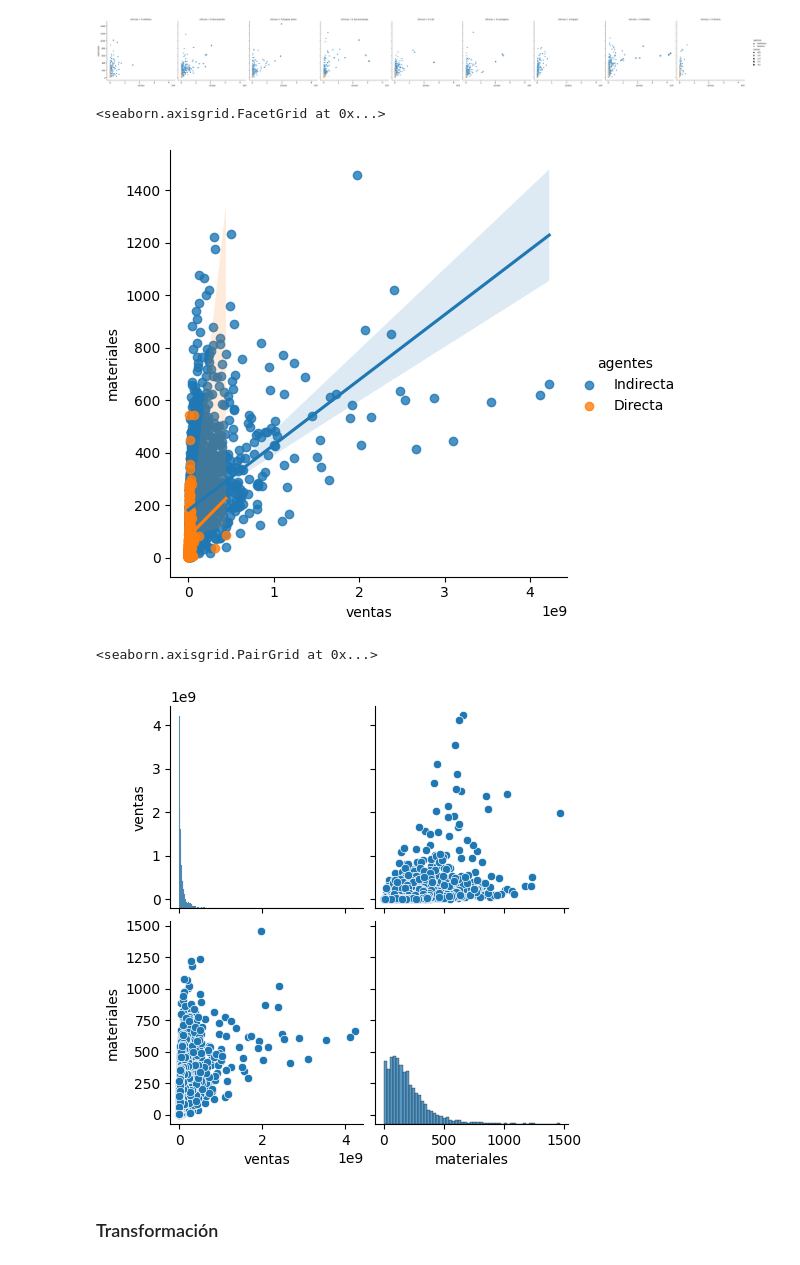
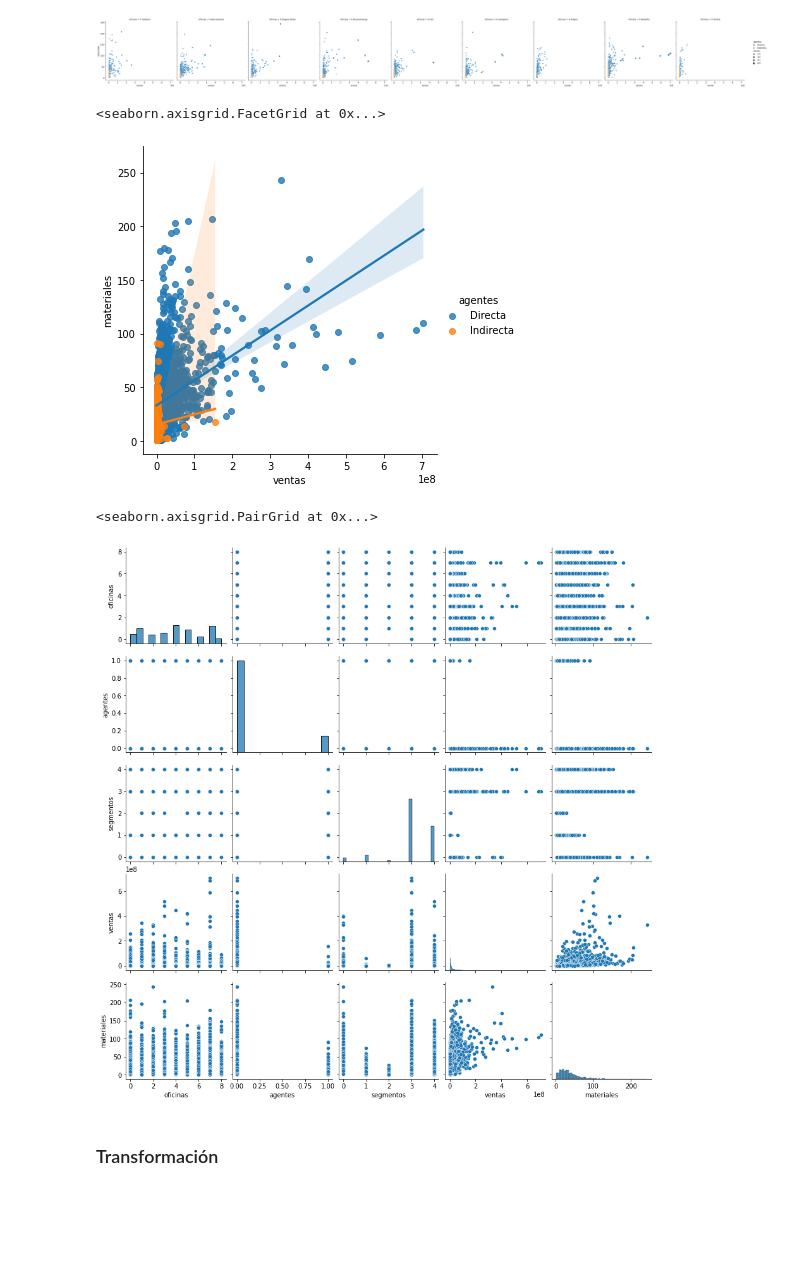
Before and after one commit to ErwingForeroXpert/PrediccionDeMateriales, a Jupyter notebook: src/main.ipynb, the cells around one changed output. Saved outputs shown, nothing was run; the diff lists cells and outputs as text; code cells hidden in the pictures; blank space fills up the shorter version.

```diff
--- a/src/main.ipynb
+++ b/src/main.ipynb
@@ -70,8 +72,8 @@ memory usage: 724.6+ KB
 # %%
 #replace agentes for ("Directa" or "Indirecta")
 mask_indirecta = data["agentes"].str.contains("#")
-data.loc[mask_indirecta, "agentes"] = "Indirecta"
-data.loc[~mask_indirecta, "agentes"] = "Directa"
+data.loc[mask_indirecta, "agentes"] = "Directa"
+data.loc[~mask_indirecta, "agentes"] = "Indirecta"
 
 #delete 0'ros inside "Ventas" or "materiales"
 mask_zero = (data["ventas"] <= 0) & (data["materiales"] == 0)
@@ -87,6 +89,6 @@ data.head()
 # %%
 #group all
-data_grouped = data.groupby(["oficinas", "clientes", "agentes", "segmentos"], as_index=False)[["ventas", "materiales"]].sum()
+data_grouped = data.groupby(["oficinas", "clientes", "agentes", "segmentos"], as_index=False)[["ventas", "materiales"]].mean()
 data_grouped.head()
 # %% [output]
 |  | oficinas | clientes | agentes | segmentos | ventas | materiales |
@@ -150,12 +148,12 @@ sns.relplot(
 sns.lmplot(data=data_grouped, x="ventas", y="materiales", hue="agentes")
 # %% [output]
 <seaborn.axisgrid.FacetGrid at 0x...>
-[figure, old version]
+[figure, new version]
 # %%
-sns.pairplot(data_grouped[["ventas", "materiales"]])
+sns.pairplot(data_grouped)
 # %% [output]
 <seaborn.axisgrid.PairGrid at 0x...>
-[figure, old version]
+[figure, new version]
 # %% [markdown]
 ### Transformación
 # %%
```
Also changed, not shown: parts of 21 cells of this notebook, 2 other files.
